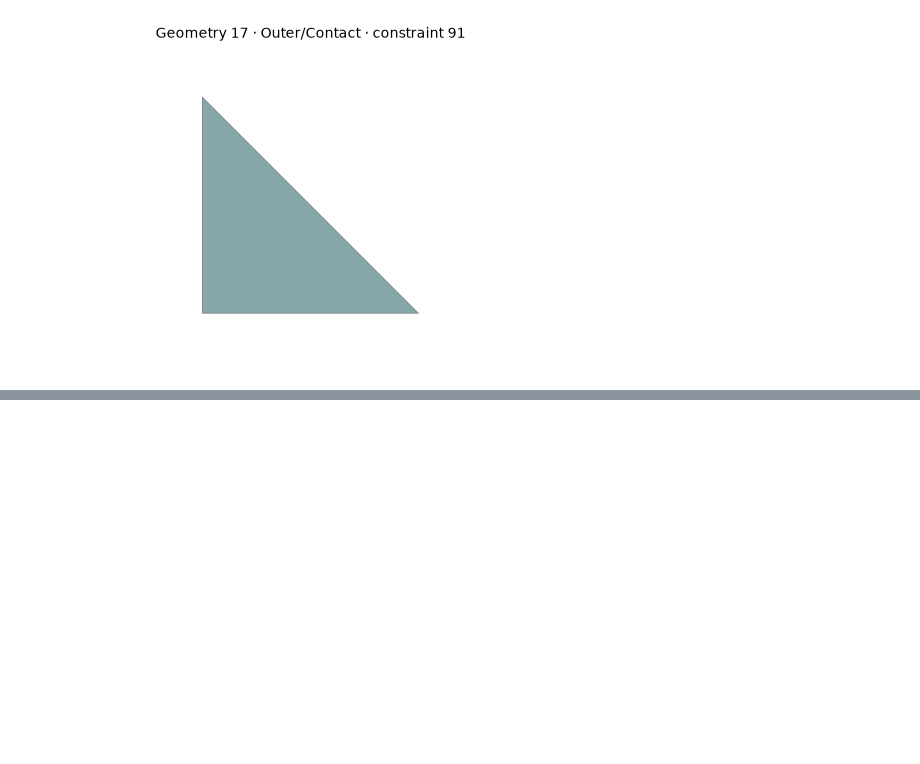
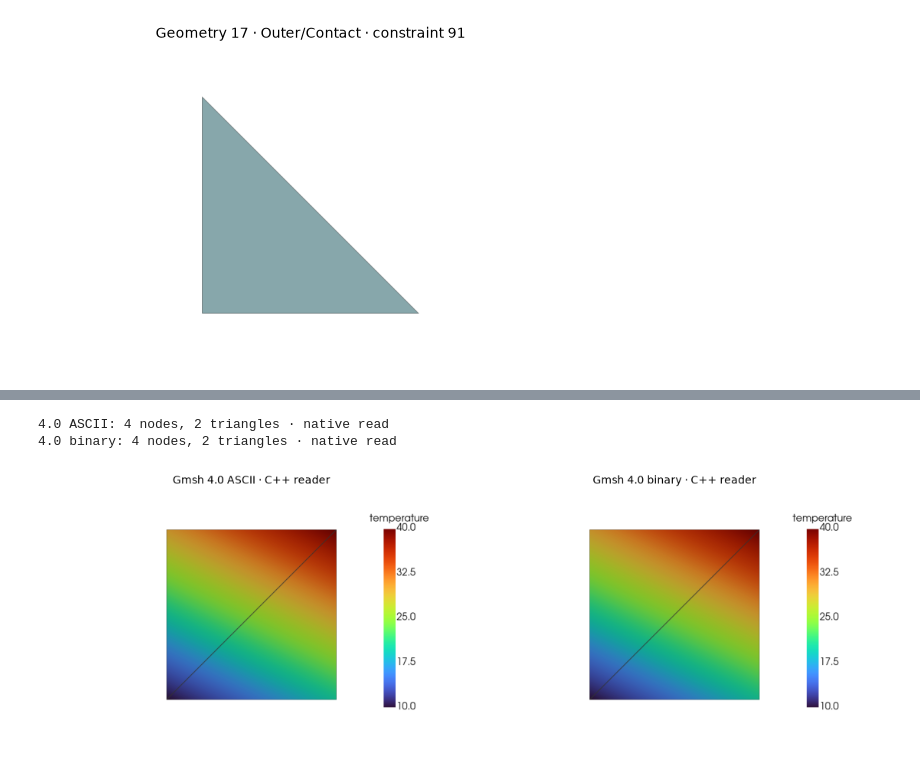
Before and after one commit to loumalouomega/meshioplusplus, a Jupyter notebook: example/python/24_format_parity.ipynb, the cells around one changed output, grey strips where cells are left out. Saved outputs shown, nothing was run; the diff lists cells and outputs as text; code cells hidden in the pictures; blank space fills up the shorter version.

```diff
--- a/example/python/24_format_parity.ipynb
+++ b/example/python/24_format_parity.ipynb
@@ -345,0 +350,22 @@ Outer/Contact: [17] [91]
+# %%
+legacy = mp.Mesh(
+    np.array([[0., 0., 0.], [1., 0., 0.], [1., 1., 0.], [0., 1., 0.]]),
+    [('triangle', np.array([[0, 1, 2], [0, 2, 3]]))],
+    point_data={'temperature': np.array([10., 20., 40., 30.])},
+)
+items = []
+for binary in (False, True):
+    mode = 'binary' if binary else 'ASCII'
+    target = Path(TMP) / f'gmsh40_{mode}.msh'
+    mp.gmsh.write(target, legacy, fmt_version='4.0', binary=binary)
+    native = _core.gmsh_read(str(target))
+    np.testing.assert_array_equal(native.cells[0].data, legacy.cells[0].data)
+    np.testing.assert_allclose(native.point_data['temperature'], legacy.point_data['temperature'])
+    print(f'4.0 {mode}: {len(native.points)} nodes, {len(native.cells[0])} triangles · native read')
+    items.append((to_grid(native, point_data=native.point_data), 'temperature',
+                  f'Gmsh 4.0 {mode} · C++ reader', (10, 40)))
+gallery(items, view=(0, 0, 1))
+# %% [output]
+4.0 ASCII: 4 nodes, 2 triangles · native read
+4.0 binary: 4 nodes, 2 triangles · native read
+[figure, added]
```
Also changed, not shown: parts of 1 cell of this notebook, 27 other files.
